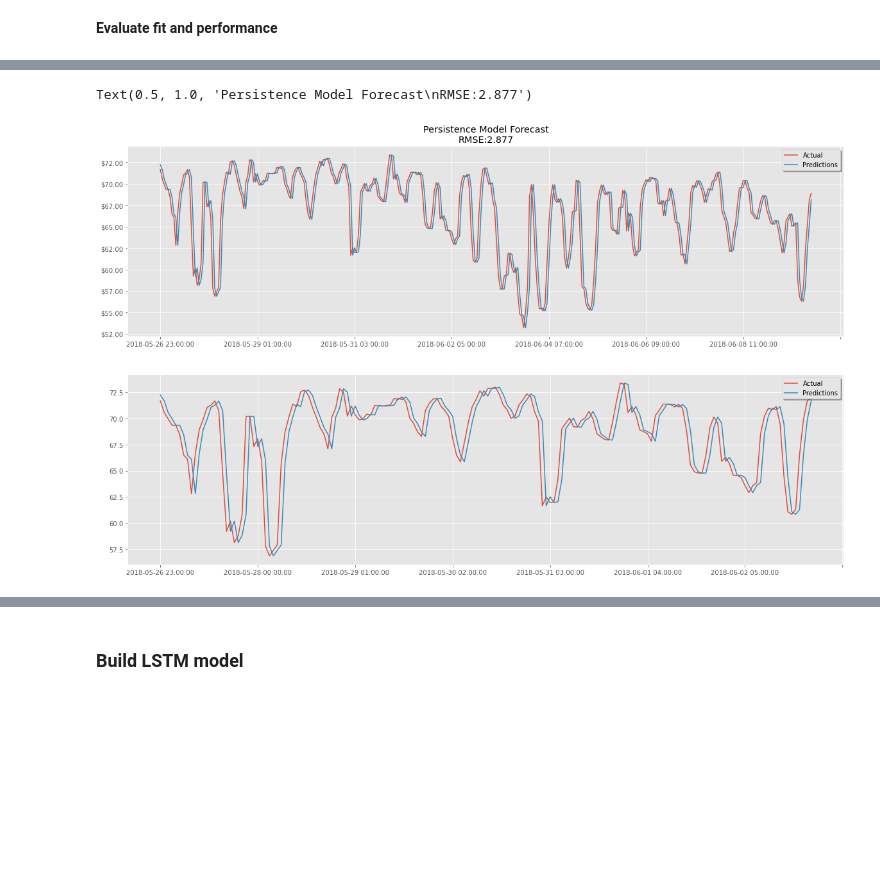
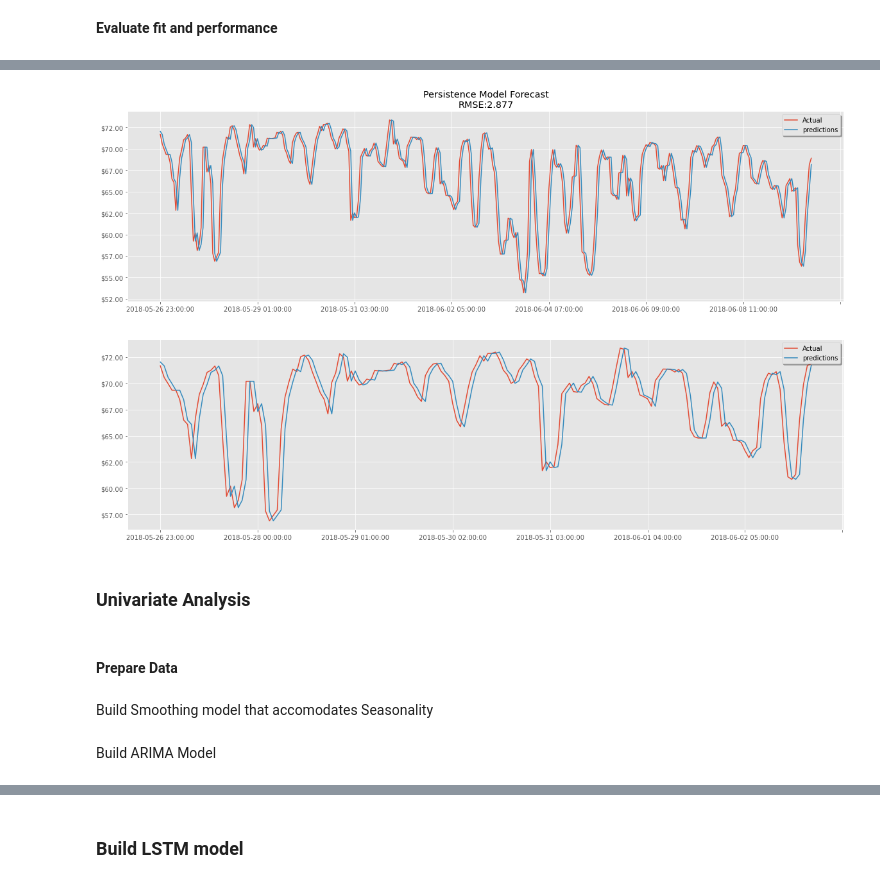
Before and after one commit to KishenSharma6/SpainEnergyAnalysis, a Jupyter notebook: Project_Codes/04_Modeling/2020_0622_Model_Development.ipynb, the cells around one changed output, grey strips where cells are left out. Cells and saved outputs as stored; diff of their text form; code cells hidden in the pictures; blank space fills up the shorter version.

```diff
--- a/Project_Codes/04_Modeling/2020_0622_Model_Development.ipynb
+++ b/Project_Codes/04_Modeling/2020_0622_Model_Development.ipynb
@@ -29,13 +29,11 @@ warnings.filterwarnings('ignore')
 path = r'\Users\kishe\Documents\Data Science\Projects\Python Projects\In Progress\Spain Hourly Energy Demand and Weather\Data\03_Processed_Data'
 
 #Read in training and test data
-X_train = pd.read_csv(path + '/2020_0622_Training_Data.csv', index_col=0, parse_dates=['date_time'])
-y_train = pd.read_csv(path + '/2020_0622_Training_Labels.csv', index_col=0, parse_dates=['date_time'])
-X_test = pd.read_csv(path + '/2020_0622_Test_Data.csv', index_col=0, parse_dates=['date_time'])
-y_test = pd.read_csv(path + '/2020_0622_Test_Labels.csv', index_col=0, parse_dates=['date_time'])
+X_train = pd.read_csv(path + '/2020_0624_Training_Data.csv', index_col=0)
+X_test = pd.read_csv(path + '/2020_0624_Test_Data.csv', index_col=0)
 
 #Read in price forecasts data
-price_forecasts = pd.read_csv(path + '/2020_0620_Data_Price_Forecasts.csv', index_col=0,parse_dates=['time'])
+price_forecasts = pd.read_csv(path + '/2020_0620_Data_Price_Forecasts.csv', index_col=0)
 # %% [markdown]
 **Preview Data**
 # %%
@@ -103,10 +95,11 @@ Train label shape(29809,) Test label shape: (5255,)
 from TimeSeriesStats import model_performance
 
 #Capture predictions
-predictions = price_test
+predictions = price_test.values
+actual = X_test['price actual'].values
 
 #Evaluate price preditions
-print(model_performance(predictions, y_test))
+print(model_performance(predictions, actual))
 
 #Plot predictions against actual
 from TimeseriesPlotter import timeseries_plot
@@ -115,10 +108,10 @@ from TimeseriesPlotter import timeseries_plot
 f, ax = plt.subplots(figsize = (20,12))
 
 #Plot original data
-timeseries_plot(y_test[:24*14],title='Evaluating Original Price Predictions\n' ,label = 'Actual', ax = ax)
+timeseries_plot(X_test['price actual'][:24*14],title='Evaluating Original Price Predictions\n' ,label = 'Actual', ax = ax)
 
-timeseries_plot(predictions[:24*14], color = 'orange', label = 'Predictions', ax = ax, legend = True)
+timeseries_plot(price_test[:24*14], color = 'orange', label = 'Predictions', ax = ax, legend = True)
 
 ###Set plot aesthetics###
-ax.get_yaxis().set_major_formatter(plt.FuncFormatter(lambda x, loc: "${:}.00".format(int(x))))
+ax.get_yaxis().set_major_formatter(plt.FuncFormatter(lambda x, loc: "${:}.00".format(int(x))));
 # %% [output]
@@ -131,10 +126,10 @@ ax.get_yaxis().set_major_formatter(plt.FuncFormatter(lambda x, loc: "${:}.00".fo
 # %%
 #Build forecast
-history = [value for value in y_train]
+history = [value for value in X_train['price actual'].values]
 predictions = []
 
-for i in range(len(y_test)):
+for i in range(len(actual)):
     predictions.append(history[-1])
-    history.append(y_test[i])
+    history.append(actual[i])
 # %% [markdown]
 **Evaluate fit and performance**
@@ -155,0 +136,5 @@ Length: 5260, dtype: float64
+# %%
+persistence_model_predictions = pd.DataFrame(predictions,)
+persistence_model_predictions.columns = ['predictions']
+
+persistence_model_predictions
@@ -156,21 +155,26 @@ Length: 5260, dtype: float64
 # %%
 #Create fig
 f, ax = plt.subplots(2,1,figsize = (20,12))
 
 #Evaluate base model and store as metrics
-metrics= model_performance(predictions,y_test)
+metrics= model_performance(predictions,actual)
 
 #Plot data 2 week zoom
-timeseries_plot(y_test[:24*14], ax=ax[0], label = 'Actual')
-timeseries_plot(pd.Series(predictions[:24*14]), ax=ax[0], label = 'Predictions', legend=True)
+timeseries_plot(X_test['price actual'][:24*14], ax=ax[0], label = 'Actual')
+timeseries_plot(persistence_model_predictions[:24*14], ax=ax[0], label = 'Predictions', legend=True)
 
 #Plot data 1 week zoom
-timeseries_plot(y_test[:24*7], ax=ax[1], label = 'Actual')
-timeseries_plot(pd.Series(predictions[:24*7]), ax=ax[1], label = 'Predictions', legend=True)
+timeseries_plot(X_test['price actual'][:24*7], ax=ax[1], label = 'Actual')
+timeseries_plot(persistence_model_predictions[:24*7], ax=ax[1], label = 'Predictions', legend=True)
 
 ###Set plot aesthetics###
+ax[0].set_title('Persistence Model Forecast\nRMSE:{}'.format(round(metrics['RMSE'],3)))
+
 ax[0].get_yaxis().set_major_formatter(plt.FuncFormatter(lambda x, loc: "${:}.00".format(int(x))))
-ax[0].set_title('Persistence Model Forecast\nRMSE:{}'.format(round(metrics['RMSE'],3)))
+ax[1].get_yaxis().set_major_formatter(plt.FuncFormatter(lambda x, loc: "${:}.00".format(int(x))))
 # %% [output]
-Text(0.5, 1.0, 'Persistence Model Forecast\nRMSE:2.877')
-[figure, old version]
+[figure, new version]
+# %% [markdown]
+### Univariate Analysis
+# %% [markdown]
+#### Prepare Data
@@ -176,0 +184,4 @@ Text(0.5, 1.0, 'Persistence Model Forecast\nRMSE:2.877')
+# %% [markdown]
+Build Smoothing model that accomodates Seasonality
+# %% [markdown]
+Build ARIMA Model
```
Also changed, not shown: parts of 32 cells of this notebook, 3 other files.
